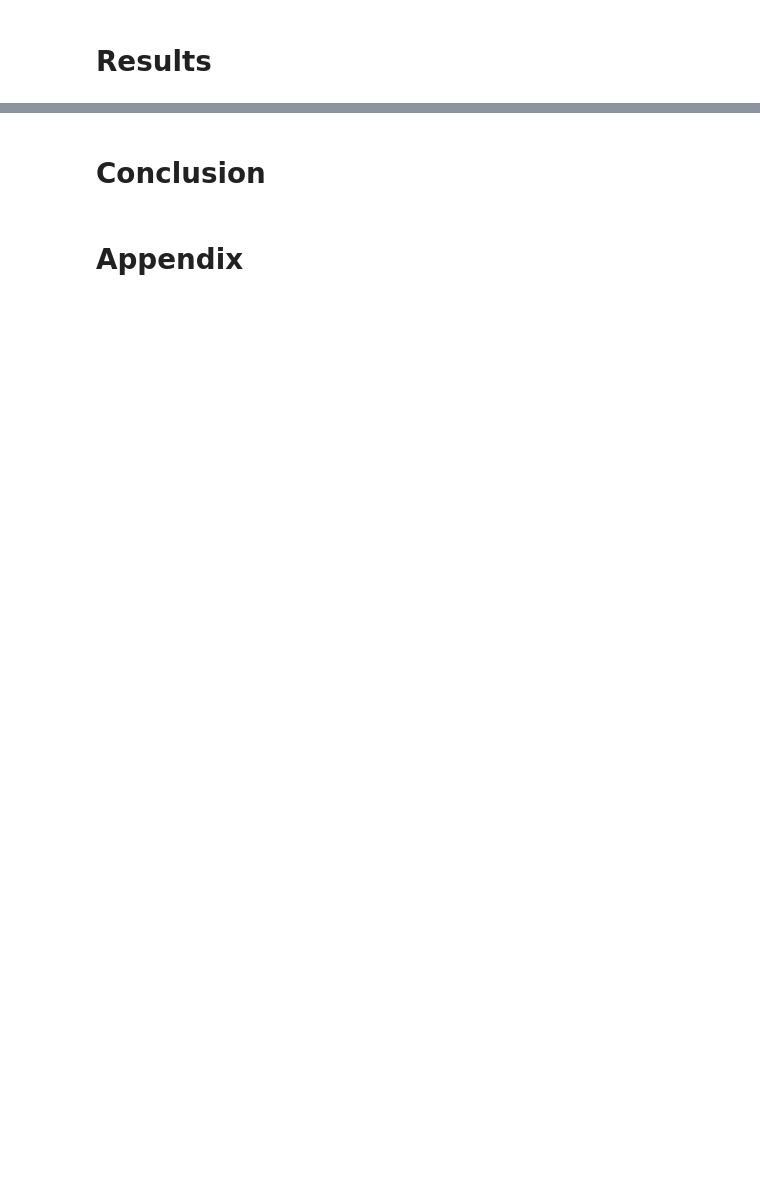
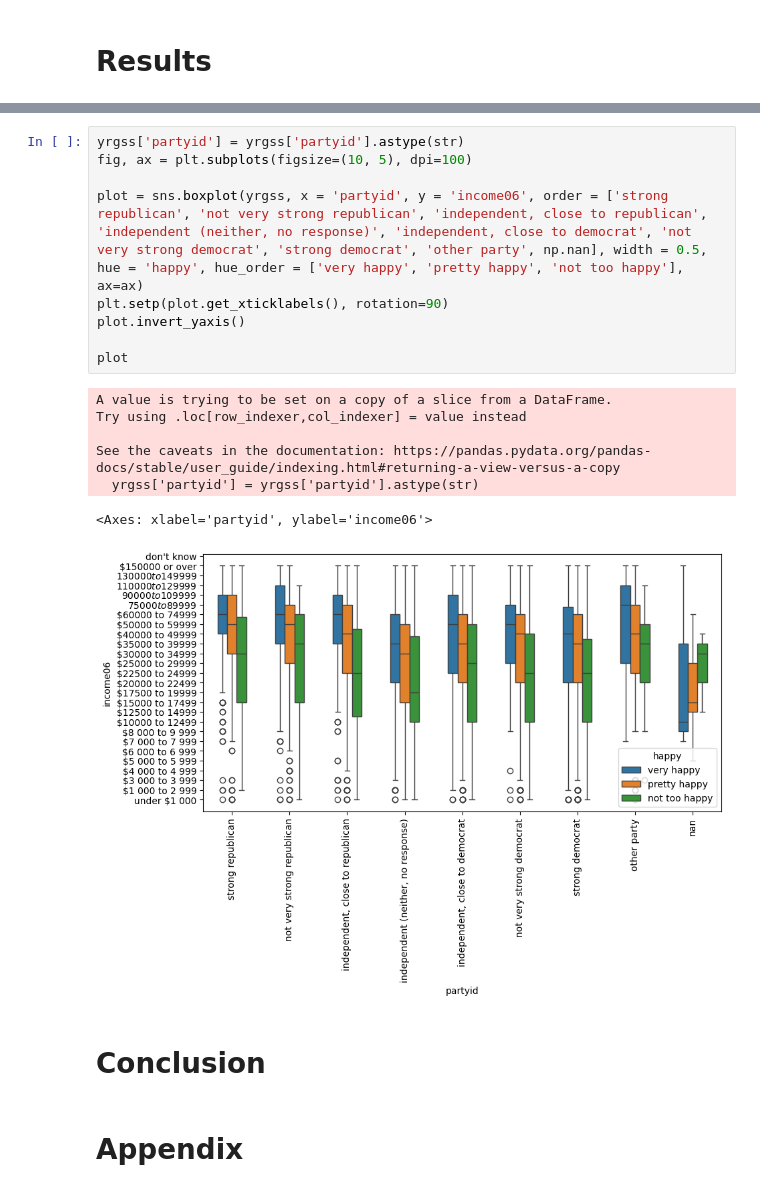
Before and after one commit to ayshahussen/project_gss, a Jupyter notebook: Project1_draft.ipynb, the cells around one changed output, grey strips where cells are left out. Cells and saved outputs as stored; diff of their text form; blank space fills up the shorter version.

```diff
--- a/Project1_draft.ipynb
+++ b/Project1_draft.ipynb
@@ -15,3 +56,20 @@ When exploring the happiness data for plotting, we found out that it was a categ
+# %%
+yrgss['partyid'] = yrgss['partyid'].astype(str)
+fig, ax = plt.subplots(figsize=(10, 5), dpi=100)
+
+plot = sns.boxplot(yrgss, x = 'partyid', y = 'income06', order = ['strong republican', 'not very strong republican', 'independent, close to republican', 'independent (neither, no response)', 'independent, close to democrat', 'not very strong democrat', 'strong democrat', 'other party', np.nan], width = 0.5, hue = 'happy', hue_order = ['very happy', 'pretty happy', 'not too happy'], ax=ax)
+plt.setp(plot.get_xticklabels(), rotation=90)
+plot.invert_yaxis()
+
+plot
+# %% [output]
+A value is trying to be set on a copy of a slice from a DataFrame.
+Try using .loc[row_indexer,col_indexer] = value instead
+
+See the caveats in the documentation: https://pandas.pydata.org/pandas-docs/stable/user_guide/indexing.html#returning-a-view-versus-a-copy
+  yrgss['partyid'] = yrgss['partyid'].astype(str)
+<Axes: xlabel='partyid', ylabel='income06'>
+[figure, added]
 # %% [markdown]
 # Conclusion
 # %% [markdown]
```
Also changed, not shown: parts of 5 cells of this notebook.
